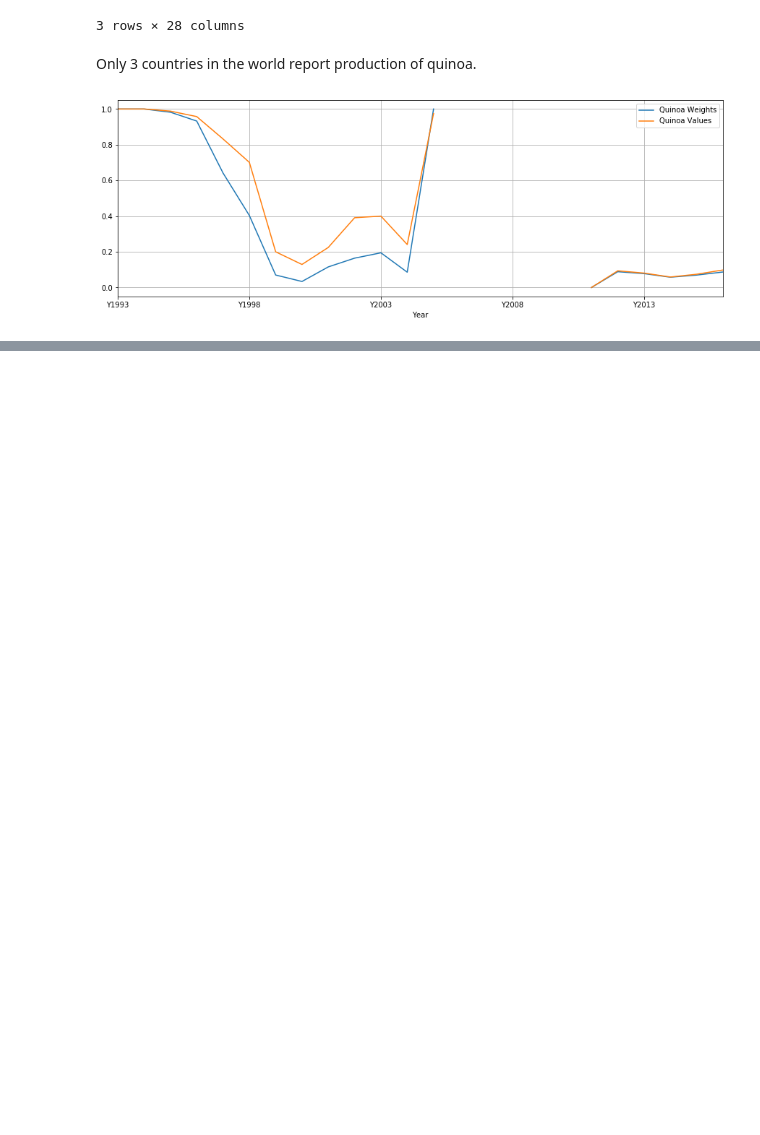
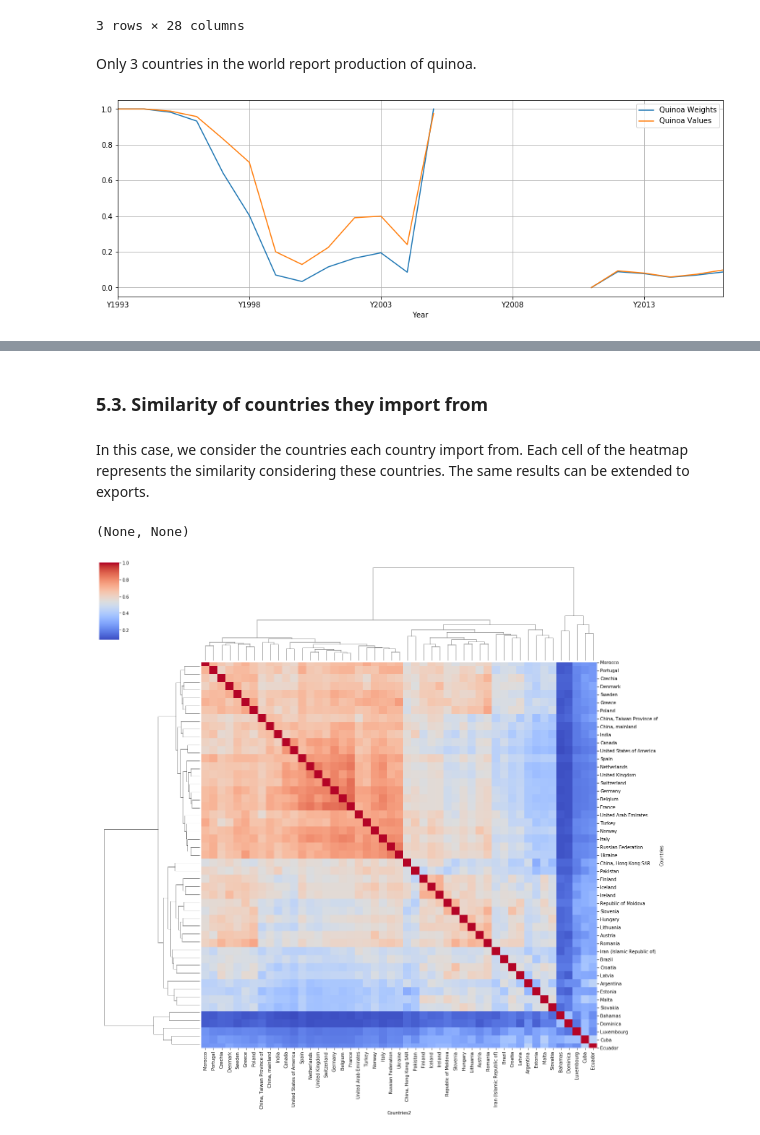
Before and after one commit to n-poulsen/GranADA, a Jupyter notebook: code/milestone2.ipynb, the cells around one changed output, grey strips where cells are left out. Saved outputs shown, nothing was run; the diff lists cells and outputs as text; code cells hidden in the pictures; blank space fills up the shorter version.

```diff
--- a/code/milestone2.ipynb
+++ b/code/milestone2.ipynb
@@ -790,0 +874,28 @@ plt.show()
+# %% [markdown]
+### 5.3. Similarity of countries they import from
+# %% [markdown]
+In this case, we consider the countries each country import from. Each cell of the heatmap represents the similarity considering these countries. The same results can be extended to exports.
+# %%
+# Delete this items with 0 value of production
+df_imp_simil = df_imp.loc[df_imp['Y2016'] != 0][['Reporter Countries','Partner Countries','Y2016']].copy()
+df_imp_simil = df_imp_simil.groupby('Reporter Countries')['Partner Countries'].apply(list).reset_index(name='Partner Countries')
+
+# Compute Jaccard similarity
+n1 = len(df_imp_simil)
+n2 = len(df_imp_simil)
+labels = df_imp_simil['Reporter Countries']
+df_sim = pd.DataFrame(columns = ['Countries', 'Countries2', 'Similarity'])
+
+for i in range(n1):
+    for j in range(n2):
+        list1 = df_imp_simil['Partner Countries'].iloc[i]
+        list2 = df_imp_simil['Partner Countries'].iloc[j]
+        a = jaccard_similarity(list1, list2)
+        df_sim = df_sim.append({'Countries': labels[i], 'Countries2': labels[j], 'Similarity': a}, ignore_index=True)
+
+df_pivot = df_sim.pivot('Countries', 'Countries2', 'Similarity')
+clust = sns.clustermap(df_pivot, cmap='coolwarm', xticklabels=True, yticklabels=True)
+clust.fig.set_figwidth(20), clust.fig.set_figheight(20)
+# %% [output]
+(None, None)
+[figure, added]
```
Also changed, not shown: parts of 17 cells of this notebook, 1 other file.
